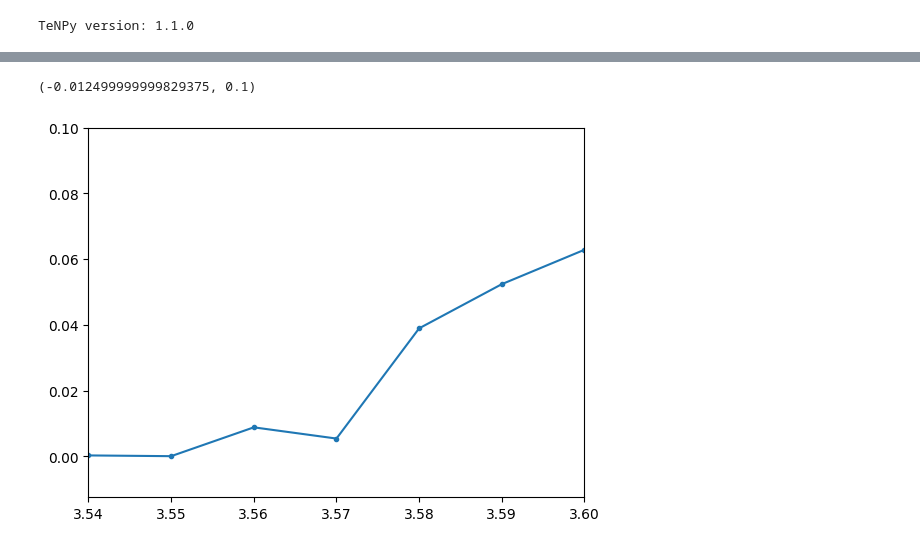
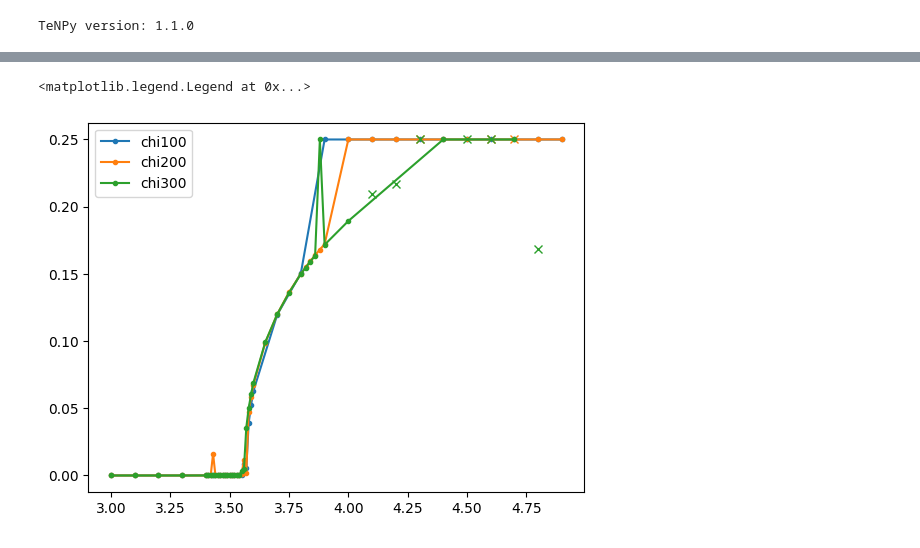
Before and after one commit to aravindhshankar/Spin1LongRangeOrder.jl, a Jupyter notebook: python/notebooks/plot_idmrg_chi100.ipynb, the cells around one changed output, grey strips where cells are left out. Drawn from its saved outputs; the diff is of its cells as text; code cells hidden in the pictures.

```diff
--- a/python/notebooks/plot_idmrg_chi100.ipynb
+++ b/python/notebooks/plot_idmrg_chi100.ipynb
@@ -48,6 +48,7 @@ def atomic_action(file):
         'E' : metadata['E'],
         'Sz' : metadata['Sz'],
         'Ntot' : metadata["Ntot"],
+        'xi' : metadata['xi'],
     }
     return row_dict
 
@@ -63,0 +96,24 @@ df.head()
+# %%
+REQ_DATA300 = 'v2fwdchi300/t_1.00_U_0.10_Vpp_0.800_consNf0_25_chimax_300'
+PATH_TO_REQ_DATA300 = os.path.join(DATA_ROOT, REQ_DATA300)
+file_list = [os.path.join(PATH_TO_REQ_DATA300,f) for f in os.listdir(PATH_TO_REQ_DATA300) if "chimax_300" in f]
+def atomic_action(file):
+    psi, metadata = io.load_mps_with_metadata(file)
+    model_params = metadata['model_params']
+    row_dict = {
+        'psi' : psi,
+        'dV' : model_params['Vpm'] - model_params['Vpp'],
+        'mean_Sz' : metadata['mean_Sz'],
+        'mean_fill' : metadata['mean_fill'],
+        'model_params' : model_params,
+        'converged' : metadata['converged'],
+        'E' : metadata['E'],
+        'Sz' : metadata['Sz'],
+        'Ntot' : metadata["Ntot"],
+        'xi' : metadata['xi'],
+    }
+    return row_dict
+
+df3 = pd.DataFrame([atomic_action(f) for f in file_list])
+df3 = df3.sort_values('dV')
+df3.head()
@@ -64,15 +127,22 @@ df.head()
 # %%
 fig, ax = plt.subplots(1)
 mask = df['converged']
-ax.plot(df.loc[mask, 'dV'], np.abs(df.loc[mask, 'mean_Sz']), ls='-', marker='.', c='C0')
-ax.plot(df.loc[~mask, 'dV'], np.abs(df.loc[~mask, 'mean_Sz']), ls='', marker='x', c='r')
-ax.set_xlim(3.54,3.6)
-ax.set_ylim(None, 0.1)
+ax.plot(df.loc[mask, 'dV'], np.abs(df.loc[mask, 'mean_Sz']), ls='-', marker='.', c='C0', label='chi100')
+ax.plot(df.loc[~mask, 'dV'], np.abs(df.loc[~mask, 'mean_Sz']), ls='', marker='x', c='C0')
+mask2 = df2['converged']
+ax.plot(df2.loc[mask2, 'dV'], np.abs(df2.loc[mask2, 'mean_Sz']), ls='-', marker='.', c='C1', label='chi200')
+ax.plot(df2.loc[~mask2, 'dV'], np.abs(df2.loc[~mask2, 'mean_Sz']), ls='', marker='x', c='C1')
+mask3 = df3['converged']
+ax.plot(df3.loc[mask3, 'dV'], np.abs(df3.loc[mask3, 'mean_Sz']), ls='-', marker='.', c='C2', label='chi300')
+ax.plot(df3.loc[~mask3, 'dV'], np.abs(df3.loc[~mask3, 'mean_Sz']), ls='', marker='x', c='C2')
+ax.legend()
+# ax.set_xlim(3.500,3.6)
+# ax.set_ylim(None, 0.1)
 # ax.plot(df.loc[mask, 'dV'], np.abs(df.loc[mask, 'mean_fill']), ls='-', marker='.', c='C1')
 # ax.plot(df.loc[~mask, 'dV'], np.abs(df.loc[~mask, 'mean_fill']), ls='', marker='x', c='r')
 # ax.plot(df.loc[mask, 'dV'], np.abs(df.loc[mask, 'E']), ls='-', marker='.', c='C2')
 # ax.plot(df.loc[~mask, 'dV'], np.abs(df.loc[~mask, 'E']), ls='', marker='x', c='r')
 # %% [output]
-(-0.012499999999829375, 0.1)
+<matplotlib.legend.Legend at 0x...>
-[figure, old version]
+[figure, new version]
 # %%
```
Also changed, not shown: parts of 8 cells of this notebook.
